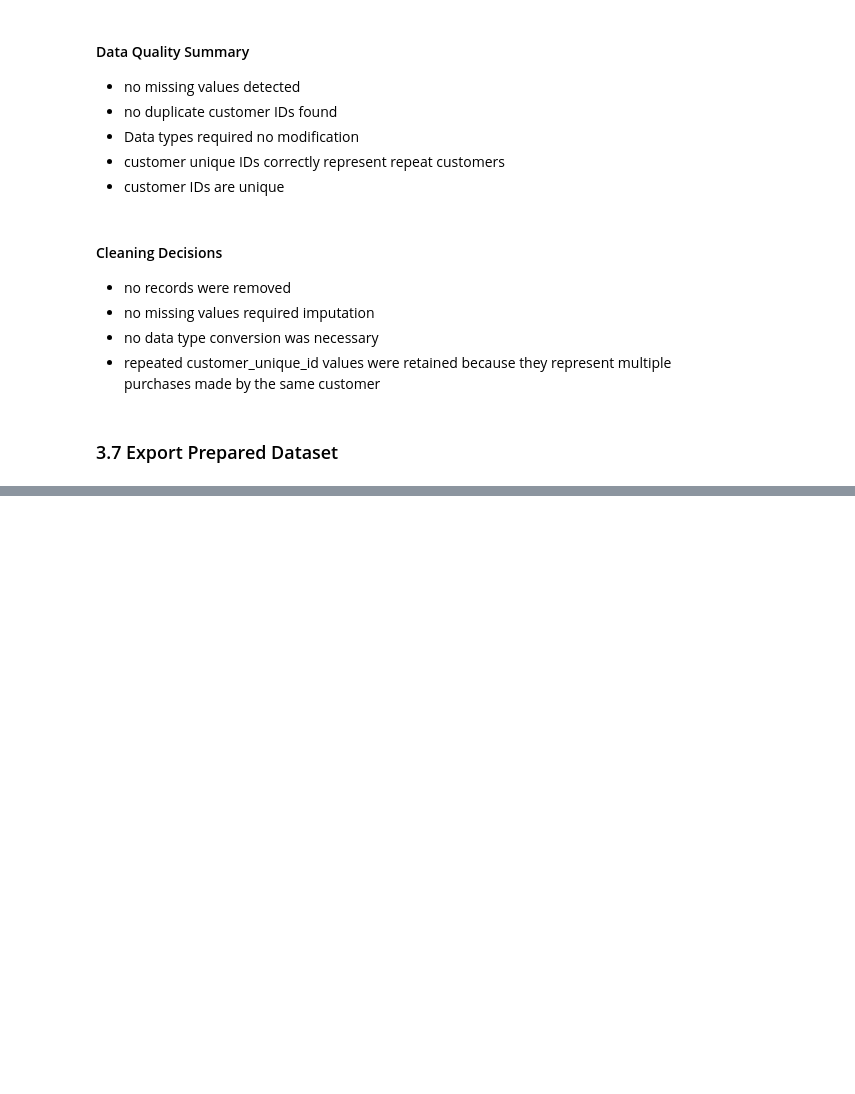
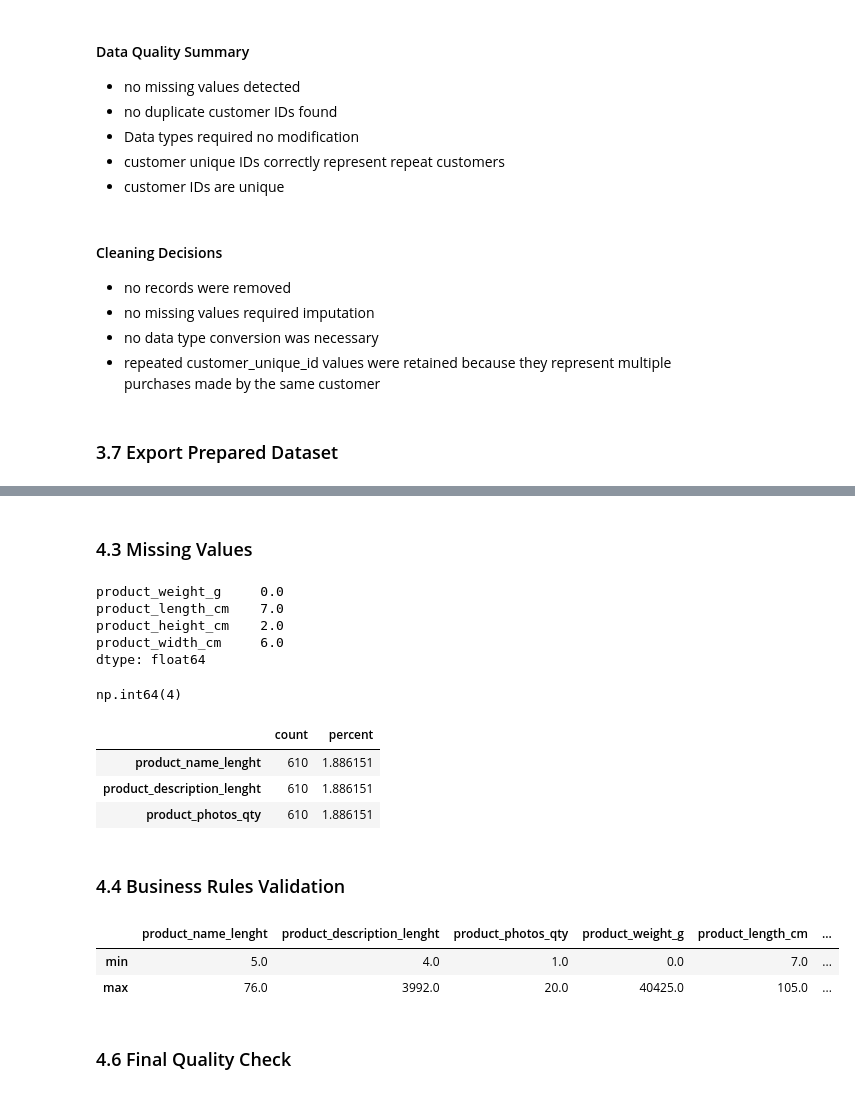
Before and after one commit to AminrezaAman/brazilian-ecommerce-analytics, a Jupyter notebook: notebooks/02_Data_Preparation.ipynb, the cells around one changed output, grey strips where cells are left out. Drawn from its saved outputs; the diff is of its cells as text; code cells hidden in the pictures; blank space fills up the shorter version.

Commit message:
feat(data-prep): complete products check duplicate values and  business rules

```diff
--- a/notebooks/02_Data_Preparation.ipynb
+++ b/notebooks/02_Data_Preparation.ipynb
@@ -306,0 +311,2 @@ Name: count, dtype: int64
+# %%
+products_clean = df_products.copy()
@@ -306,0 +329,40 @@ Name: count, dtype: int64
+# %% [markdown]
+### 4.3 Missing Values
+# %%
+df_products[['product_weight_g','product_length_cm','product_height_cm','product_width_cm']].agg('min')
+# %% [output]
+product_weight_g     0.0
+product_length_cm    7.0
+product_height_cm    2.0
+product_width_cm     6.0
+dtype: float64
+# %%
+(products_clean['product_weight_g'] == 0).sum()
+# %% [output]
+np.int64(4)
+# %%
+null_product_category = products_clean[products_clean['product_category_name'].isna()][['product_name_lenght','product_description_lenght','product_photos_qty']].isna().sum()
+others_null = (null_product_category / products_clean[['product_name_lenght','product_description_lenght','product_photos_qty']].count()) * 100
+pd.DataFrame({
+    'count' : null_product_category,
+    'percent' : others_null
+})
+# keep this missing values
+# %% [output]
+|  | count | percent |
+| product_name_lenght | 610 | 1.886151 |
+| product_description_lenght | 610 | 1.886151 |
+| product_photos_qty | 610 | 1.886151 |
+# %% [markdown]
+### 4.4 Business Rules Validation
+# %%
+products_clean[['product_name_lenght','product_description_lenght',
+             'product_photos_qty','product_weight_g',
+             'product_length_cm','product_height_cm',
+             'product_width_cm']].agg(['min', 'max'])
+# %% [output]
+|  | product_name_lenght | product_description_lenght | product_photos_qty | product_weight_g | product_length_cm | ... |
+| min | 5.0 | 4.0 | 1.0 | 0.0 | 7.0 | ... |
+| max | 76.0 | 3992.0 | 20.0 | 40425.0 | 105.0 | ... |
+# %% [markdown]
+### 4.6 Final Quality Check
```
Also changed, not shown: parts of 8 cells of this notebook.
